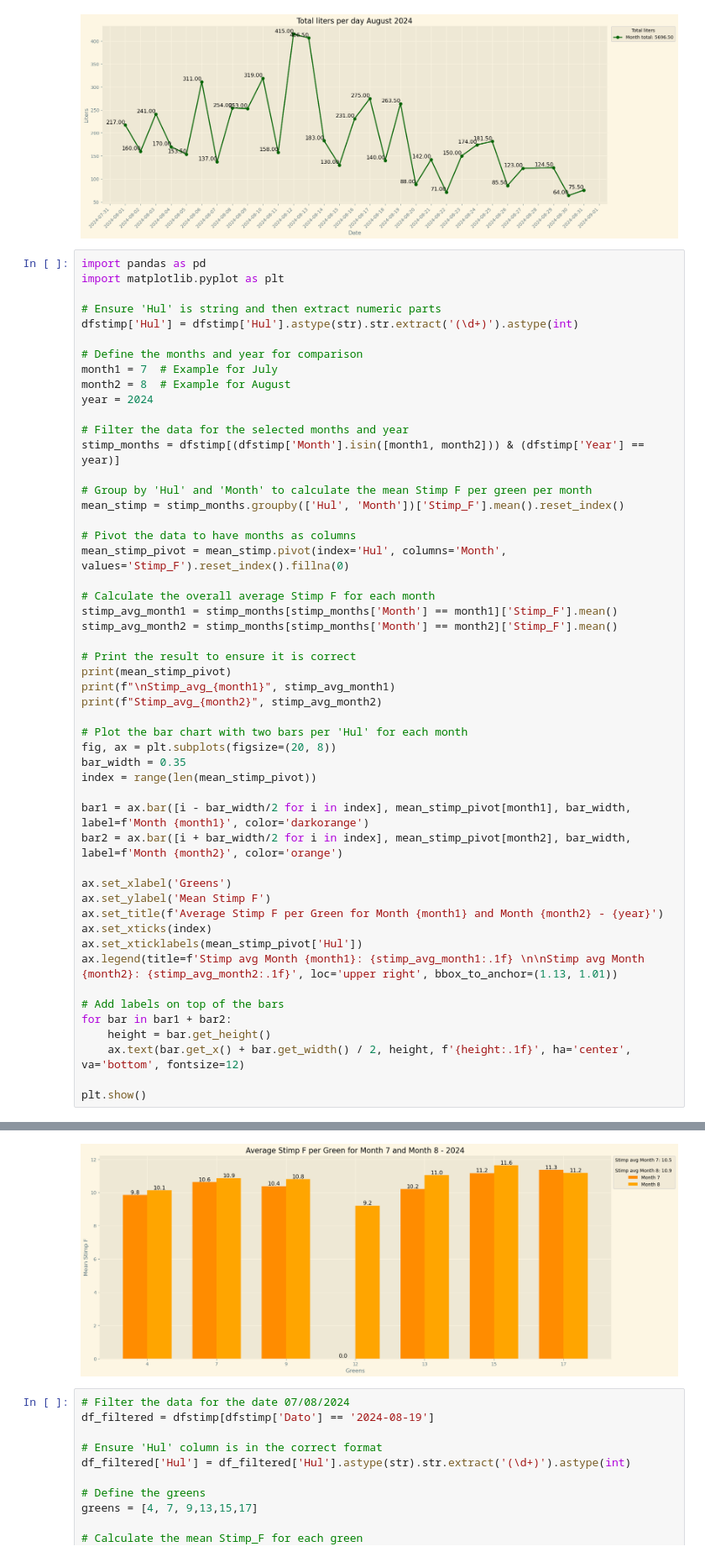
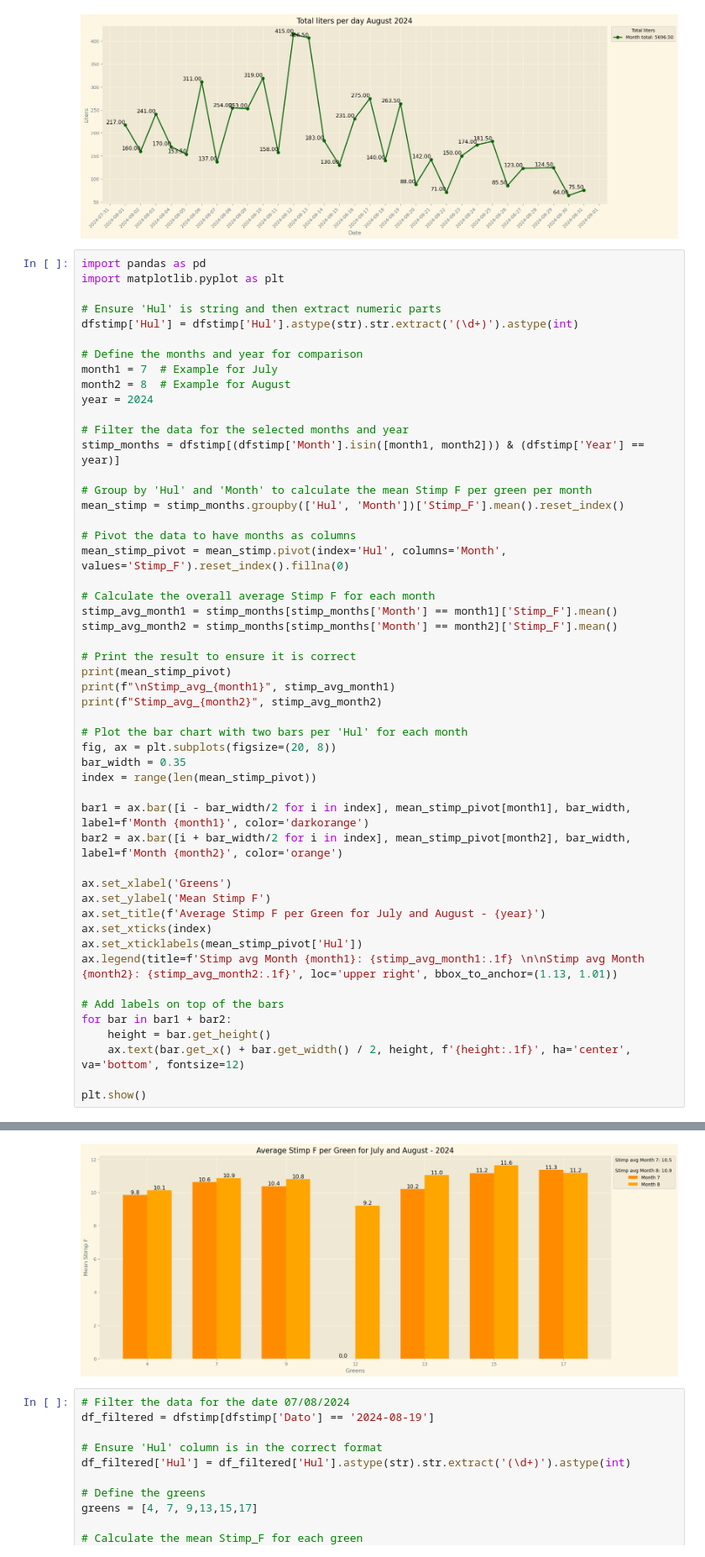
Before and after one commit to ABM-Analytics/monthrep, a Jupyter notebook: Monthrepport_RGK.ipynb, the cells around one changed output, grey strips where cells are left out. Shown at 84% size. Drawn from its saved outputs; the diff is of its cells as text.

```diff
--- a/Monthrepport_RGK.ipynb
+++ b/Monthrepport_RGK.ipynb
@@ -430,35 +430,35 @@ fig, ax = plt.subplots(figsize=(20, 8))
 bar_width = 0.35
 index = range(len(mean_stimp_pivot))
 
 bar1 = ax.bar([i - bar_width/2 for i in index], mean_stimp_pivot[month1], bar_width, label=f'Month {month1}', color='darkorange')
 bar2 = ax.bar([i + bar_width/2 for i in index], mean_stimp_pivot[month2], bar_width, label=f'Month {month2}', color='orange')
 
 ax.set_xlabel('Greens')
 ax.set_ylabel('Mean Stimp F')
-ax.set_title(f'Average Stimp F per Green for Month {month1} and Month {month2} - {year}')
+ax.set_title(f'Average Stimp F per Green for July and August - {year}')
 ax.set_xticks(index)
 ax.set_xticklabels(mean_stimp_pivot['Hul'])
 ax.legend(title=f'Stimp avg Month {month1}: {stimp_avg_month1:.1f} \n\nStimp avg Month {month2}: {stimp_avg_month2:.1f}', loc='upper right', bbox_to_anchor=(1.13, 1.01))
 
 # Add labels on top of the bars
 for bar in bar1 + bar2:
     height = bar.get_height()
     ax.text(bar.get_x() + bar.get_width() / 2, height, f'{height:.1f}', ha='center', va='bottom', fontsize=12)
 
 plt.show()
 # %% [output]
 Month  Hul          7          8
 0        4   9.850000  10.122222
 1        7  10.623333  10.859259
 2        9  10.373333  10.796552
 3       12   0.000000   9.200000
 4       13  10.200000  11.030769
 5       15  11.161538  11.632143
 6       17  11.350000  11.173077
 
 Stimp_avg_7 10.489166666666668
 Stimp_avg_8 10.92560975609756
-[figure, old version]
+[figure, new version]
 # %%
 # Filter the data for the date 07/08/2024
 df_filtered = dfstimp[dfstimp['Dato'] == '2024-08-19']
```
Also changed, not shown: parts of 3 cells of this notebook.
